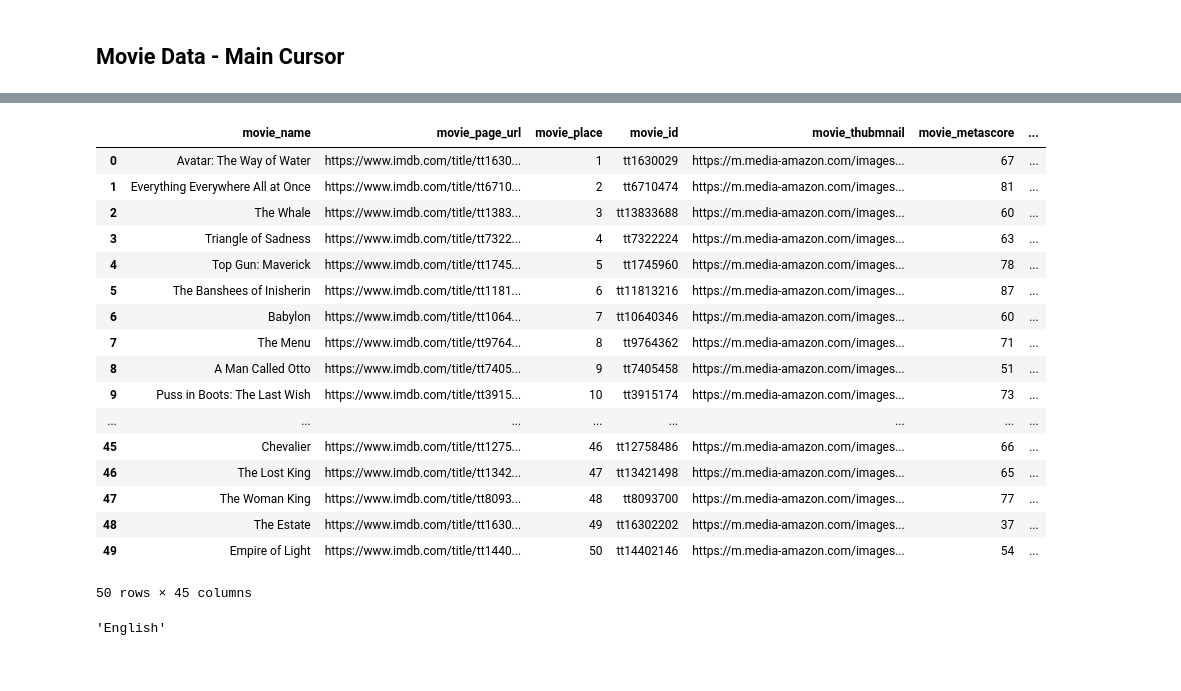
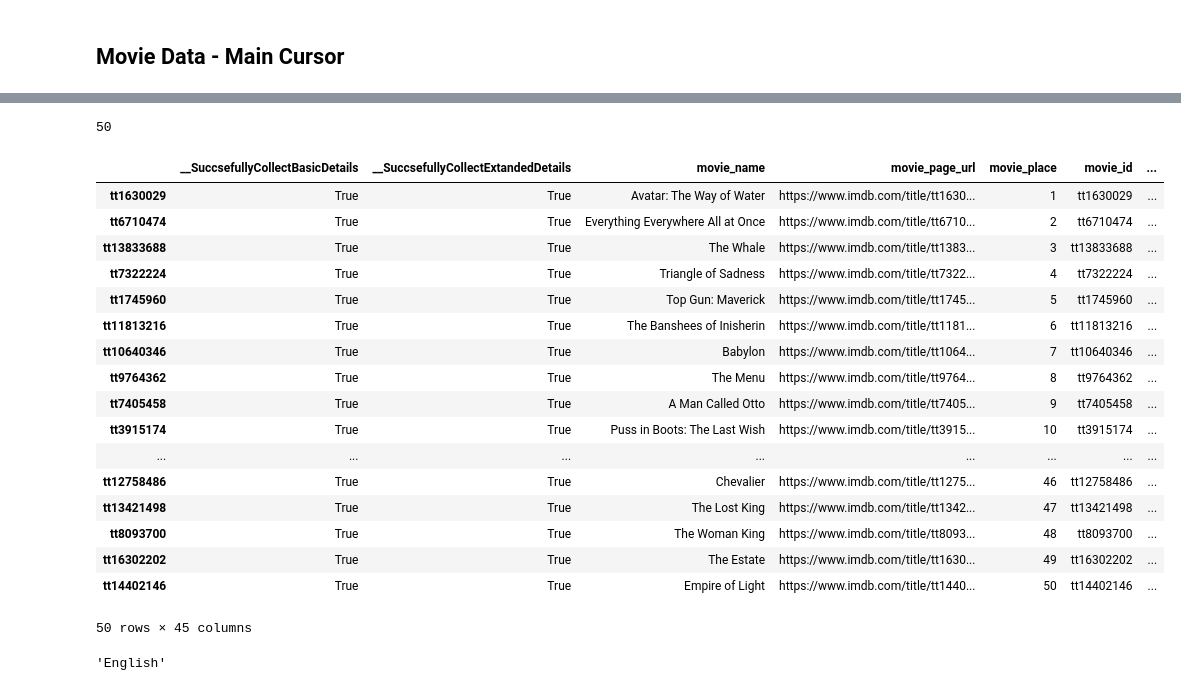
Before and after one commit to OmerRosen/Imdb-Prediction-Model, a Jupyter notebook: IMDB_2022_Hit_or_Flop.ipynb, the cells around one changed output, grey strips where cells are left out. Drawn from its saved outputs; the diff is of its cells as text; code cells hidden in the pictures.

```diff
--- a/IMDB_2022_Hit_or_Flop.ipynb
+++ b/IMDB_2022_Hit_or_Flop.ipynb
@@ -490,6 +494,7 @@ total_movie_dataset
 start_point = 1 # Start from movie #1-50
 max_num_of_results=55
 
+movie_count = 1
 while start_point < max_num_of_results-50:
 
   movie_search_url_50_batch = f"{base_url}/search/title/?title_type=feature&release_date={start_date},{end_date}&num_votes={minimum_votes},&languages=en&start={start_point}&ref_=adv_nxt"
@@ -501,7 +506,7 @@ while start_point < max_num_of_results-50:
   for i,movie in enumerate(list_of_50_movies_soup):
     movie_data = {'__SuccsefullyCollectBasicDetails':False,'__SuccsefullyCollectExtandedDetails':False}
 
-    movie_name = movie.find('a')
+    movie_name = None if not movie.find('a').find('img') else movie.find('a').find('img')['alt'].strip()
     movie_page_url = f"{base_url}{movie.find('a')['href']}"
     movie_id = None if not movie_page_url else movie_page_url.split('/')[-2]
 
@@ -509,34 +514,40 @@ while start_point < max_num_of_results-50:
     if(movie_id in total_movie_dataset.keys()):
       movie_data = total_movie_dataset[movie_id]
 
-    if basic_data['__SuccsefullyCollectBasicDetails']!=True:
+    if movie_data['__SuccsefullyCollectBasicDetails']!=True:
       basic_data = get_basic_details(movie)
       movie_data.update(basic_data)
+      print(f"{movie_count}.'{movie_name}'({movie_id}) - {movie_page_url} - Basic movie data - done")
     else:
-        print(f"Already Collected basic movie data for '{movie_name}'({movie_id}) - {movie_page_url}")
+        print(f"{movie_count}.'{movie_name}'({movie_id}) - {movie_page_url} - Already Collected basic movie data")
+        movie_data['__SuccsefullyCollectBasicDetails']=True
 
 
-    if basic_data['__SuccsefullyCollectBasicDetails']==True:
-      if basic_data['__SuccsefullyCollectExtandedDetails']!=True:
-        movie_main_page = requests.get(basic_data['movie_page_url'], headers=headers)
+    if movie_data['__SuccsefullyCollectBasicDetails']==True:
+      if movie_data['__SuccsefullyCollectExtandedDetails']!=True:
+        movie_main_page = requests.get(movie_page_url, headers=headers)
         movie_main_page_soup = BeautifulSoup(movie_main_page.text, 'html.parser')
-        extended_deta = get_extended_details(basic_data['movie_page_url'],basic_data['movie_name'])
+        extended_deta = get_extended_details(movie_page_url,movie_name)
         movie_data.update(extended_deta)
+
+        print(f"{movie_count}.'{movie_name}'({movie_id}) - {movie_page_url} - Extanded movie data - done")
+        sleep(0.05)
       else:
-        print(f"Already Collected extanded data for '{movie_name}'({movie_id}) - {movie_page_url}")
+        print(f"{movie_count}.'{movie_name}'({movie_id}) - {movie_page_url} - Already collected Extanded movie data")
 
-        sleep(0.1)
-
-    if i%50==0:
-      print(basic_data['movie_name'],basic_data['movie_page_url'])
-
-      total_movie_dataset.append(movie_data)
     else:
       movie_data['__SuccsefullyCollectExtandedDetails'] = False;
-      print(f"Skipping extanded data for: {basic_data['movie_name']} - {basic_data['movie_page_url']}")
+      print(f"{movie_count}.Skipping extanded data for: {movie_name} - {movie_page_url}")
 
-  movie_dataset = pd.DataFrame(total_movie_dataset)
-  movie_dataset.to_csv("/content/drive/My Drive/Harvard HW/Course 4 - Final Project/total_movie_dataset.csv", index=False)
+    #if i%50==0:
+    #  print(movie_name,movie_page_url)
+
+    total_movie_dataset[movie_id] = movie_data
+    movie_count += 1
+
+
+  movie_dataset = pd.DataFrame(total_movie_dataset).T
+  movie_dataset.to_csv(movie_dataset_path, index=False)
 
   start_point += 50
 # %% [output]
@@ -548,26 +571,30 @@ Avatar: The Way of Water https://www.imdb.com/title/tt1630029/?ref_=adv_li_i
+# %%
+len(total_movie_dataset.keys())
+# %% [output]
+50
 # %%
-movie_dataset = pd.DataFrame(total_movie_dataset)
+movie_dataset = pd.DataFrame(total_movie_dataset).T
 movie_dataset.to_csv("/content/drive/My Drive/Harvard HW/Course 4 - Final Project/total_movie_dataset.csv", index=False)
 
 movie_dataset
 # %% [output]
-|  | movie_name | movie_page_url | movie_place | movie_id | movie_thubmnail | movie_metascore | ... |
-| 0 | Avatar: The Way of Water | https://www.imdb.com/title/tt1630... | 1 | tt1630029 | https://m.media-amazon.com/images... | 67 | ... |
-| 1 | Everything Everywhere All at Once | https://www.imdb.com/title/tt6710... | 2 | tt6710474 | https://m.media-amazon.com/images... | 81 | ... |
-| 2 | The Whale | https://www.imdb.com/title/tt1383... | 3 | tt13833688 | https://m.media-amazon.com/images... | 60 | ... |
-| 3 | Triangle of Sadness | https://www.imdb.com/title/tt7322... | 4 | tt7322224 | https://m.media-amazon.com/images... | 63 | ... |
-| 4 | Top Gun: Maverick | https://www.imdb.com/title/tt1745... | 5 | tt1745960 | https://m.media-amazon.com/images... | 78 | ... |
-| 5 | The Banshees of Inisherin | https://www.imdb.com/title/tt1181... | 6 | tt11813216 | https://m.media-amazon.com/images... | 87 | ... |
-| 6 | Babylon | https://www.imdb.com/title/tt1064... | 7 | tt10640346 | https://m.media-amazon.com/images... | 60 | ... |
-| 7 | The Menu | https://www.imdb.com/title/tt9764... | 8 | tt9764362 | https://m.media-amazon.com/images... | 71 | ... |
-| 8 | A Man Called Otto | https://www.imdb.com/title/tt7405... | 9 | tt7405458 | https://m.media-amazon.com/images... | 51 | ... |
-| 9 | Puss in Boots: The Last Wish | https://www.imdb.com/title/tt3915... | 10 | tt3915174 | https://m.media-amazon.com/images... | 73 | ... |
+|  | __SuccsefullyCollectBasicDetails | __SuccsefullyCollectExtandedDetails | movie_name | movie_page_url | movie_place | movie_id | ... |
+| tt1630029 | True | True | Avatar: The Way of Water | https://www.imdb.com/title/tt1630... | 1 | tt1630029 | ... |
+| tt6710474 | True | True | Everything Everywhere All at Once | https://www.imdb.com/title/tt6710... | 2 | tt6710474 | ... |
+| tt13833688 | True | True | The Whale | https://www.imdb.com/title/tt1383... | 3 | tt13833688 | ... |
+| tt7322224 | True | True | Triangle of Sadness | https://www.imdb.com/title/tt7322... | 4 | tt7322224 | ... |
+| tt1745960 | True | True | Top Gun: Maverick | https://www.imdb.com/title/tt1745... | 5 | tt1745960 | ... |
+| tt11813216 | True | True | The Banshees of Inisherin | https://www.imdb.com/title/tt1181... | 6 | tt11813216 | ... |
+| tt10640346 | True | True | Babylon | https://www.imdb.com/title/tt1064... | 7 | tt10640346 | ... |
+| tt9764362 | True | True | The Menu | https://www.imdb.com/title/tt9764... | 8 | tt9764362 | ... |
+| tt7405458 | True | True | A Man Called Otto | https://www.imdb.com/title/tt7405... | 9 | tt7405458 | ... |
+| tt3915174 | True | True | Puss in Boots: The Last Wish | https://www.imdb.com/title/tt3915... | 10 | tt3915174 | ... |
 | ... | ... | ... | ... | ... | ... | ... | ... |
-| 45 | Chevalier | https://www.imdb.com/title/tt1275... | 46 | tt12758486 | https://m.media-amazon.com/images... | 66 | ... |
-| 46 | The Lost King | https://www.imdb.com/title/tt1342... | 47 | tt13421498 | https://m.media-amazon.com/images... | 65 | ... |
-| 47 | The Woman King | https://www.imdb.com/title/tt8093... | 48 | tt8093700 | https://m.media-amazon.com/images... | 77 | ... |
-| 48 | The Estate | https://www.imdb.com/title/tt1630... | 49 | tt16302202 | https://m.media-amazon.com/images... | 37 | ... |
-| 49 | Empire of Light | https://www.imdb.com/title/tt1440... | 50 | tt14402146 | https://m.media-amazon.com/images... | 54 | ... |
+| tt12758486 | True | True | Chevalier | https://www.imdb.com/title/tt1275... | 46 | tt12758486 | ... |
+| tt13421498 | True | True | The Lost King | https://www.imdb.com/title/tt1342... | 47 | tt13421498 | ... |
+| tt8093700 | True | True | The Woman King | https://www.imdb.com/title/tt8093... | 48 | tt8093700 | ... |
+| tt16302202 | True | True | The Estate | https://www.imdb.com/title/tt1630... | 49 | tt16302202 | ... |
+| tt14402146 | True | True | Empire of Light | https://www.imdb.com/title/tt1440... | 50 | tt14402146 | ... |
 50 rows × 45 columns
 # %%
 languages = movie_main_page_soup.find('span',string="Language") if movie_main_page_soup.find('span',string="Languages") is None else movie_main_page_soup.find('span',string="Languages")
```
Also changed, not shown: parts of 10 cells of this notebook.
